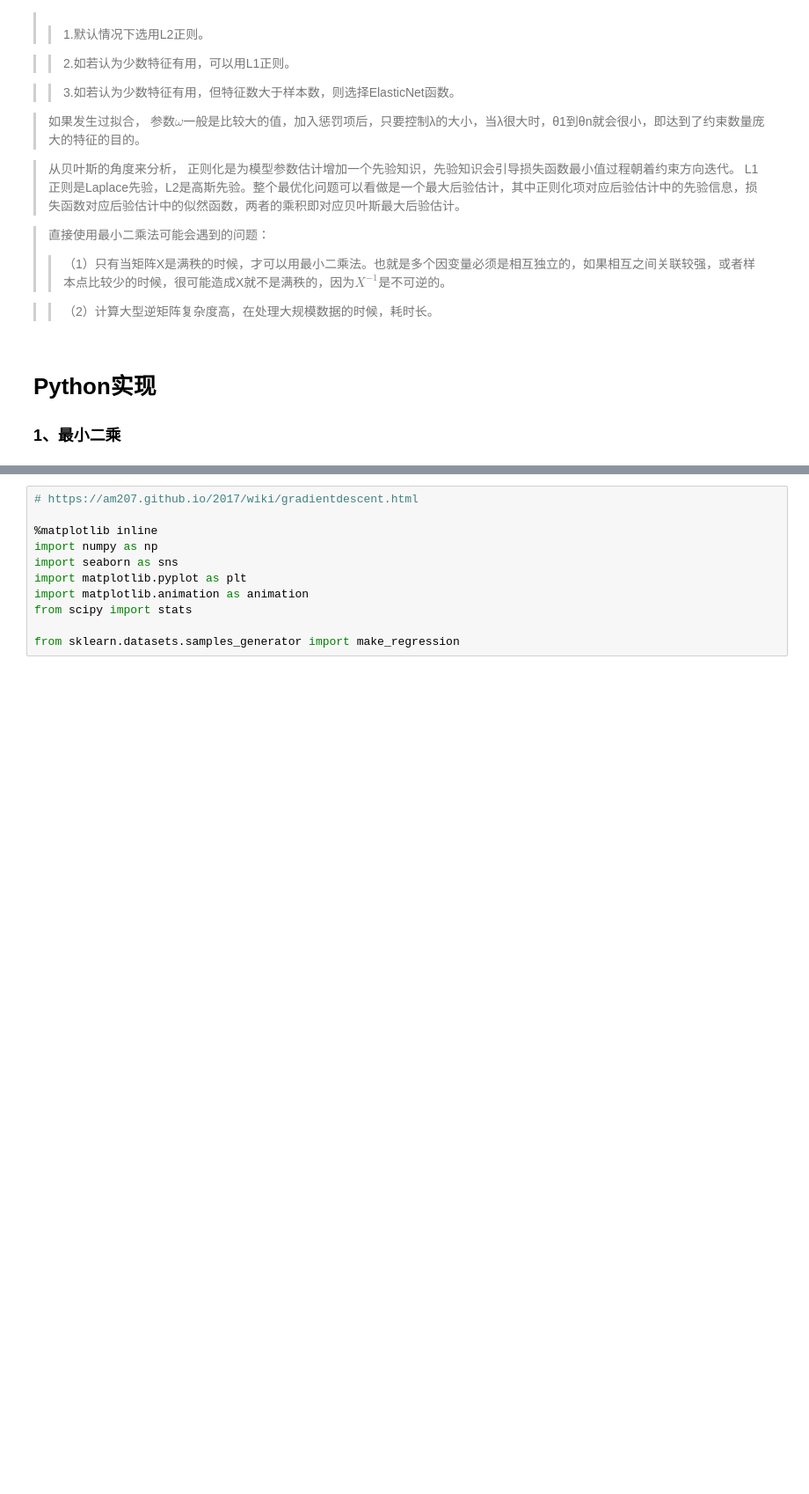
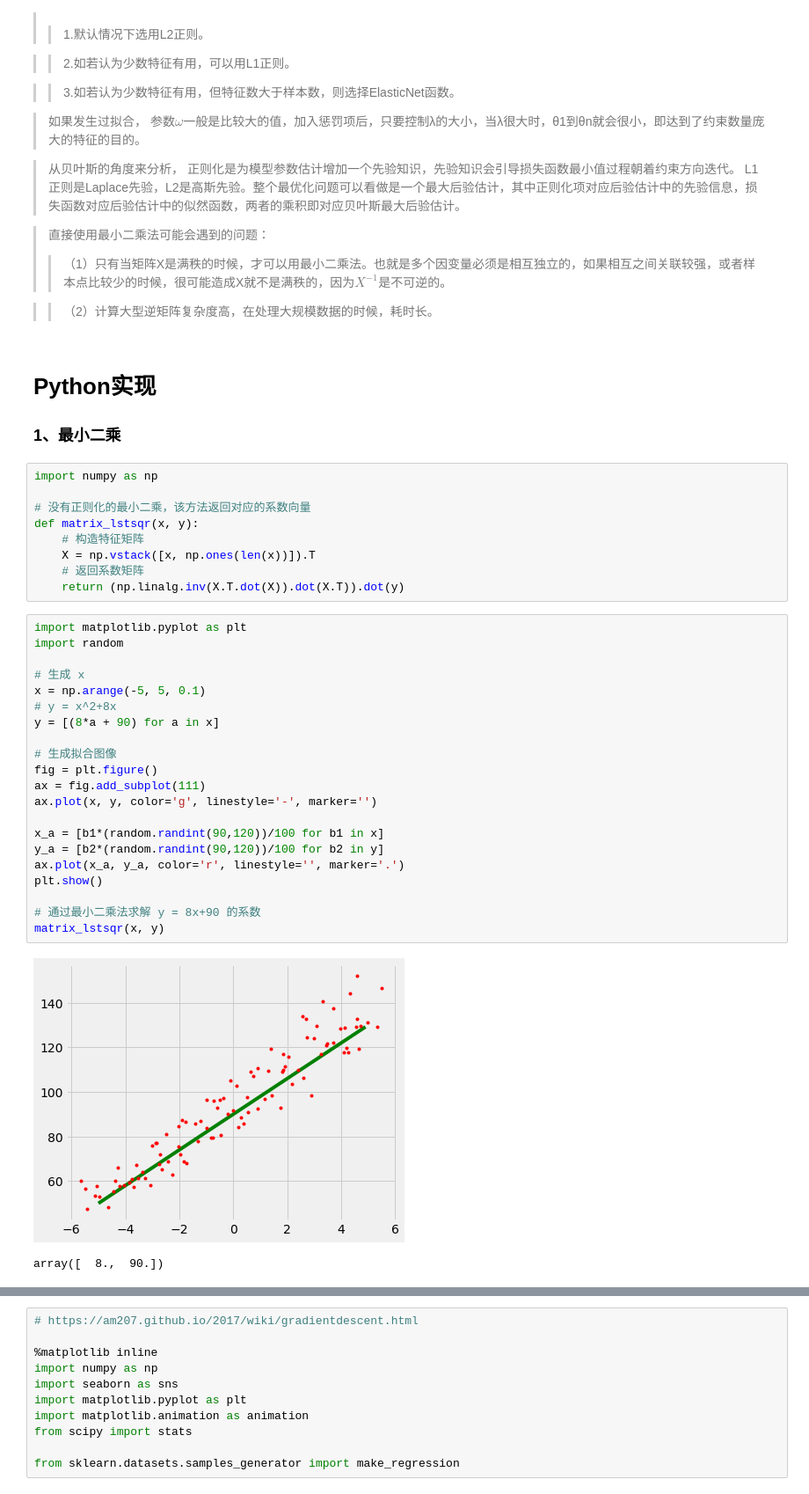
Before and after one commit to happerys/ml_algorithms, a Jupyter notebook: Regression/Linear Regression.ipynb, the cells around one changed output, grey strips where cells are left out. Shown at 88% size. Cells and saved outputs as stored; diff of their text form; blank space fills up the shorter version.

```diff
--- a/Regression/Linear Regression.ipynb
+++ b/Regression/Linear Regression.ipynb
@@ -183,3 +231,36 @@ $$\hat{\omega_i}:=\hat{\omega_i}-\alpha \frac{\partial E_{\hat{\omega}}}{\partia
 # %% [markdown]
 # Python实现
 ### 1、最小二乘
+# %%
+import numpy as np
+
+# 没有正则化的最小二乘，该方法返回对应的系数向量
+def matrix_lstsqr(x, y):
+    # 构造特征矩阵
+    X = np.vstack([x, np.ones(len(x))]).T
+    # 返回系数矩阵
+    return (np.linalg.inv(X.T.dot(X)).dot(X.T)).dot(y)
+# %%
+import matplotlib.pyplot as plt
+import random
+
+# 生成 x
+x = np.arange(-5, 5, 0.1)
+# y = x^2+8x
+y = [(8*a + 90) for a in x]
+
+# 生成拟合图像
+fig = plt.figure()
+ax = fig.add_subplot(111)
+ax.plot(x, y, color='g', linestyle='-', marker='')
+
+x_a = [b1*(random.randint(90,120))/100 for b1 in x]
+y_a = [b2*(random.randint(90,120))/100 for b2 in y]
+ax.plot(x_a, y_a, color='r', linestyle='', marker='.')
+plt.show()
+
+# 通过最小二乘法求解 y = 8x+90 的系数
+matrix_lstsqr(x, y)
+# %% [output]
+[figure, added]
+array([  8.,  90.])
```
Also changed, not shown: parts of 13 cells of this notebook, 2 other files.
